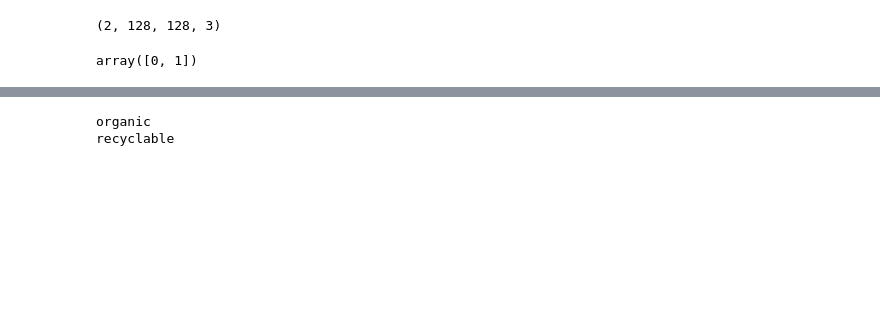
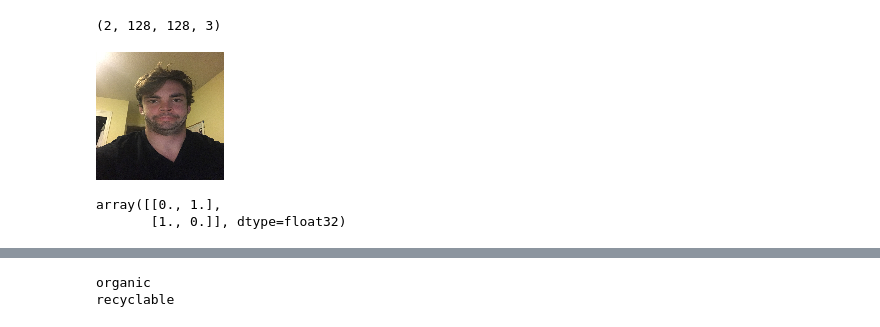
Before and after one commit to cortezm99/stats_project, a Jupyter notebook: classifier.ipynb, the cells around one changed output, grey strips where cells are left out. Drawn from its saved outputs; the diff is of its cells as text; code cells hidden in the pictures; blank space fills up the shorter version.

```diff
--- a/classifier.ipynb
+++ b/classifier.ipynb
@@ -51,12 +71,16 @@ model.compile(loss='categorical_crossentropy',optimizer='adam')
 # %%
 # compile model
 model.load_weights('models/simple_model.hdf5')
+# %%
+organic_test_img
+# %% [output]
+[figure, added]
 # %%
 # img_array = img_array.reshape((1,128,128,3))
 pred = model.predict(images)
-pred = np.argmax(pred, axis = 0)
+# pred = np.argmax(pred, axis = 0)
+pred
+# labels[pred[0]]
+# %% [output]
+array([[0., 1.],
+       [1., 0.]], dtype=float32)
-# %%
-#print(labels[pred]) # this
-pred
-# %% [output]
-array([0, 1])
```
Also changed, not shown: parts of 9 cells of this notebook, 4 other files.
